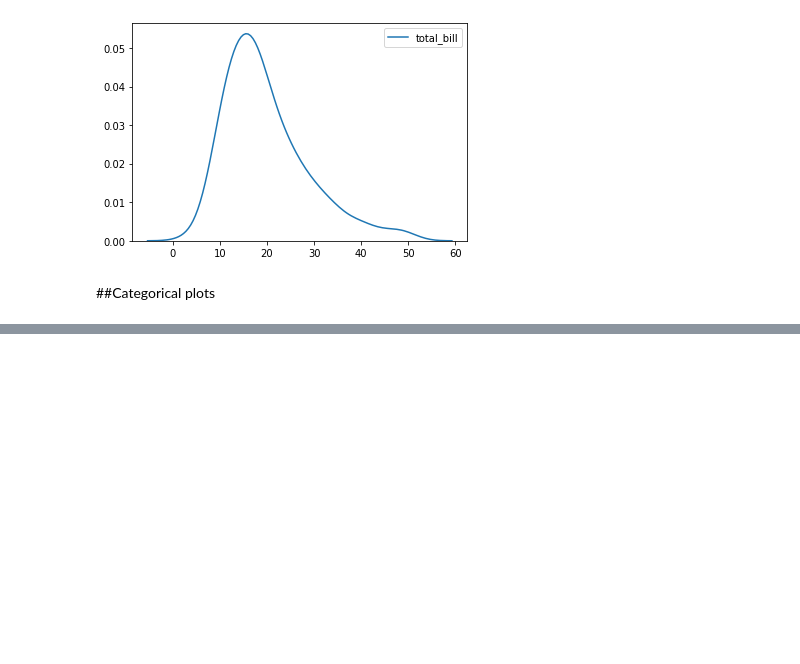
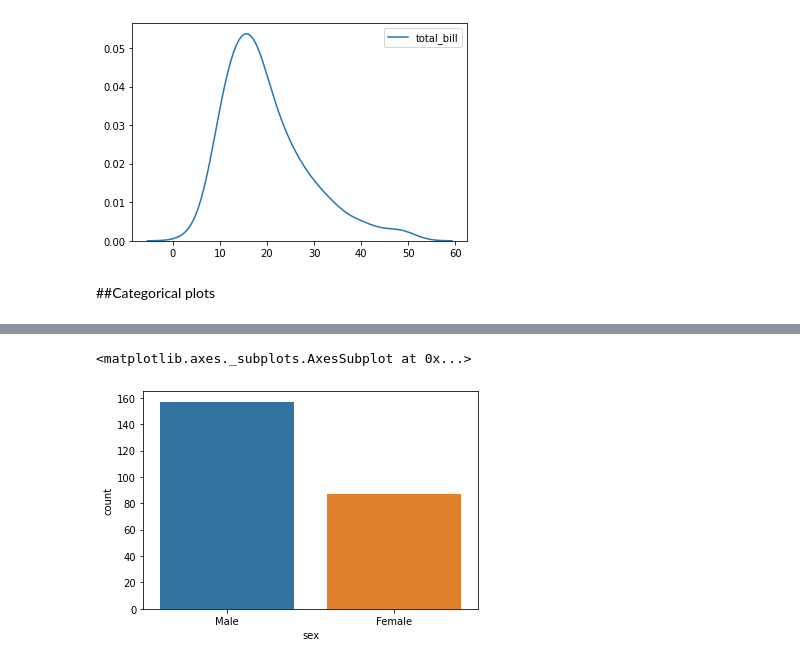
Before and after one commit to faspy/monty_python, a Jupyter notebook: 05_Seaborn.ipynb, the cells around one changed output, grey strips where cells are left out. Cells and saved outputs as stored; diff of their text form; code cells hidden in the pictures; blank space fills up the shorter version.

```diff
--- a/05_Seaborn.ipynb
+++ b/05_Seaborn.ipynb
@@ -91,0 +111,5 @@ sns.kdeplot(tips['total_bill'])
+# %%
+sns.countplot(x='sex', data=tips)
+# %% [output]
+<matplotlib.axes._subplots.AxesSubplot at 0x...>
+[figure, added]
```
Also changed, not shown: parts of 27 cells of this notebook.
